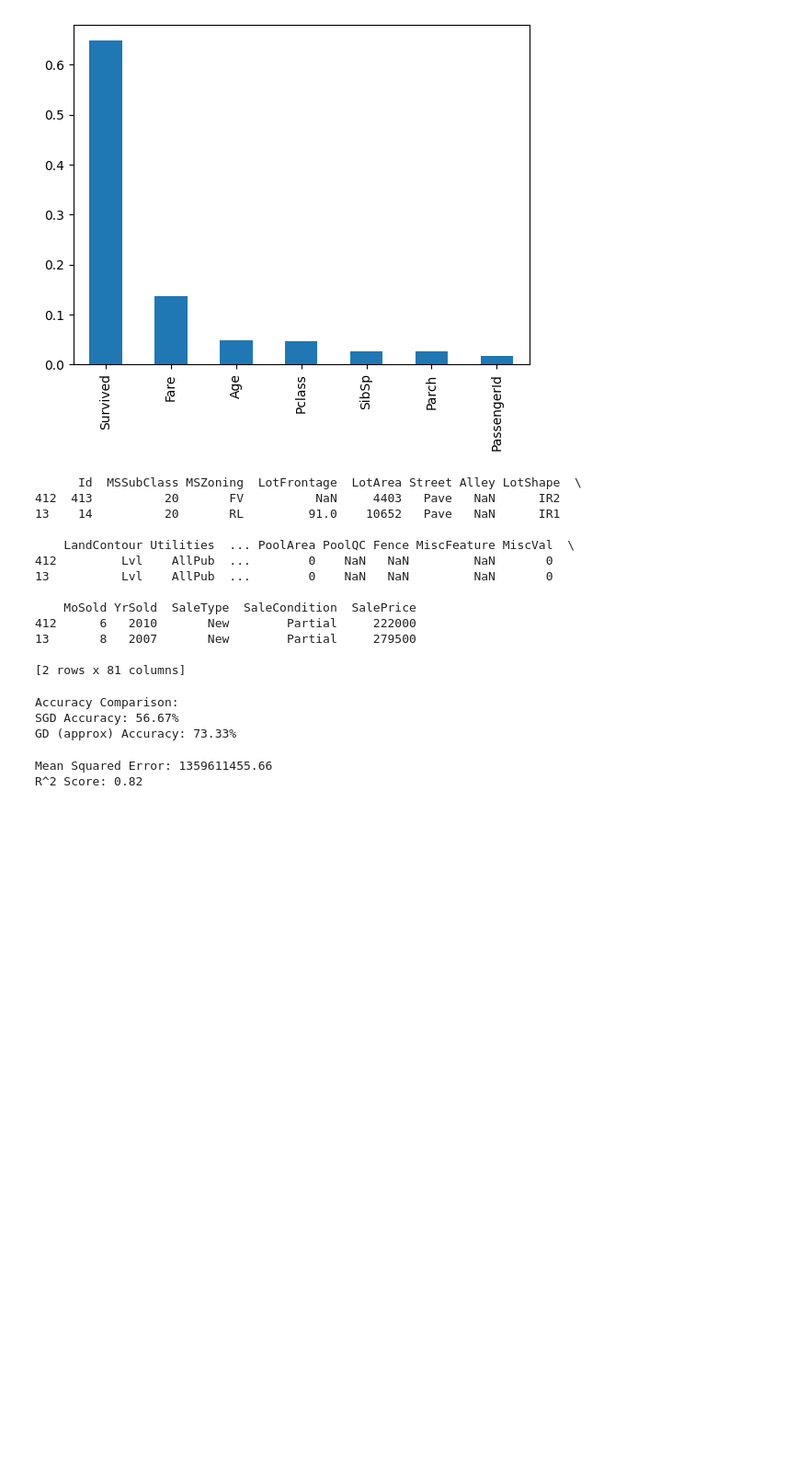
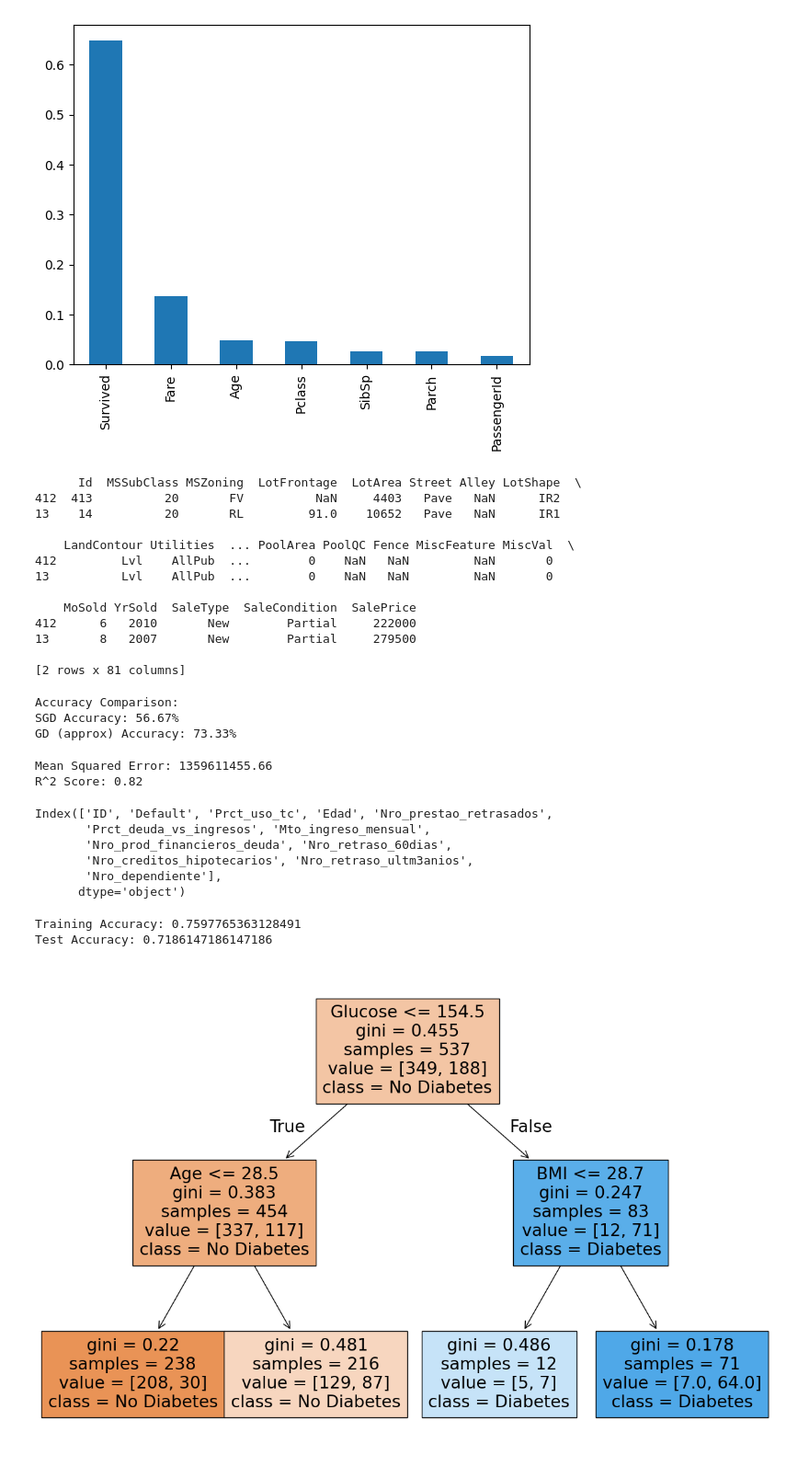
Before and after one commit to RohithThota2509/ML-lab-206, a Jupyter notebook: MLlab.ipynb, the cells around one changed output. Shown at 92% size. Drawn from its saved outputs; the diff is of its cells as text; code cells hidden in the pictures; blank space fills up the shorter version.

```diff
--- a/MLlab.ipynb
+++ b/MLlab.ipynb
@@ -287,3 +287,45 @@ print(f"R^2 Score: {r2:.2f}")
 # %% [output]
 Mean Squared Error: 1359611455.66
 R^2 Score: 0.82
+# %%
+import pandas as pd
+from sklearn.model_selection import train_test_split
+import numpy as np
+df=pd.read_csv('/content/drive/MyDrive/MLlab/credit_scoring.csv')
+df.columns
+# %% [output]
+Index(['ID', 'Default', 'Prct_uso_tc', 'Edad', 'Nro_prestao_retrasados',
+       'Prct_deuda_vs_ingresos', 'Mto_ingreso_mensual',
+       'Nro_prod_financieros_deuda', 'Nro_retraso_60dias',
+       'Nro_creditos_hipotecarios', 'Nro_retraso_ultm3anios',
+       'Nro_dependiente'],
+      dtype='object')
+# %%
+import pandas as pd
+from google.colab import drive
+df=pd.read_csv('/content/drive/MyDrive/MLlab/diabetes (1).csv')
+# %%
+import pandas as pd
+import matplotlib.pyplot as plt
+from sklearn.tree import DecisionTreeClassifier, plot_tree
+from sklearn.model_selection import train_test_split
+
+X = df.drop("Outcome", axis=1)
+y = df["Outcome"]
+
+X_train, X_test, y_train, y_test = train_test_split(X, y, test_size=0.3, random_state=42)
+
+# Decision Tree Classifier
+clf = DecisionTreeClassifier(max_depth=2, random_state=42)
+clf.fit(X_train, y_train)
+
+print("Training Accuracy:", clf.score(X_train, y_train))
+print("Test Accuracy:", clf.score(X_test, y_test))
+
+plt.figure(figsize=(15, 10))
+plot_tree(clf, feature_names=X.columns, class_names=["No Diabetes", "Diabetes"], filled=True)
+plt.show()
+# %% [output]
+Training Accuracy: 0.7597765363128491
+Test Accuracy: 0.7186147186147186
+[figure, added]
```
Also changed, not shown: parts of 51 cells of this notebook.
